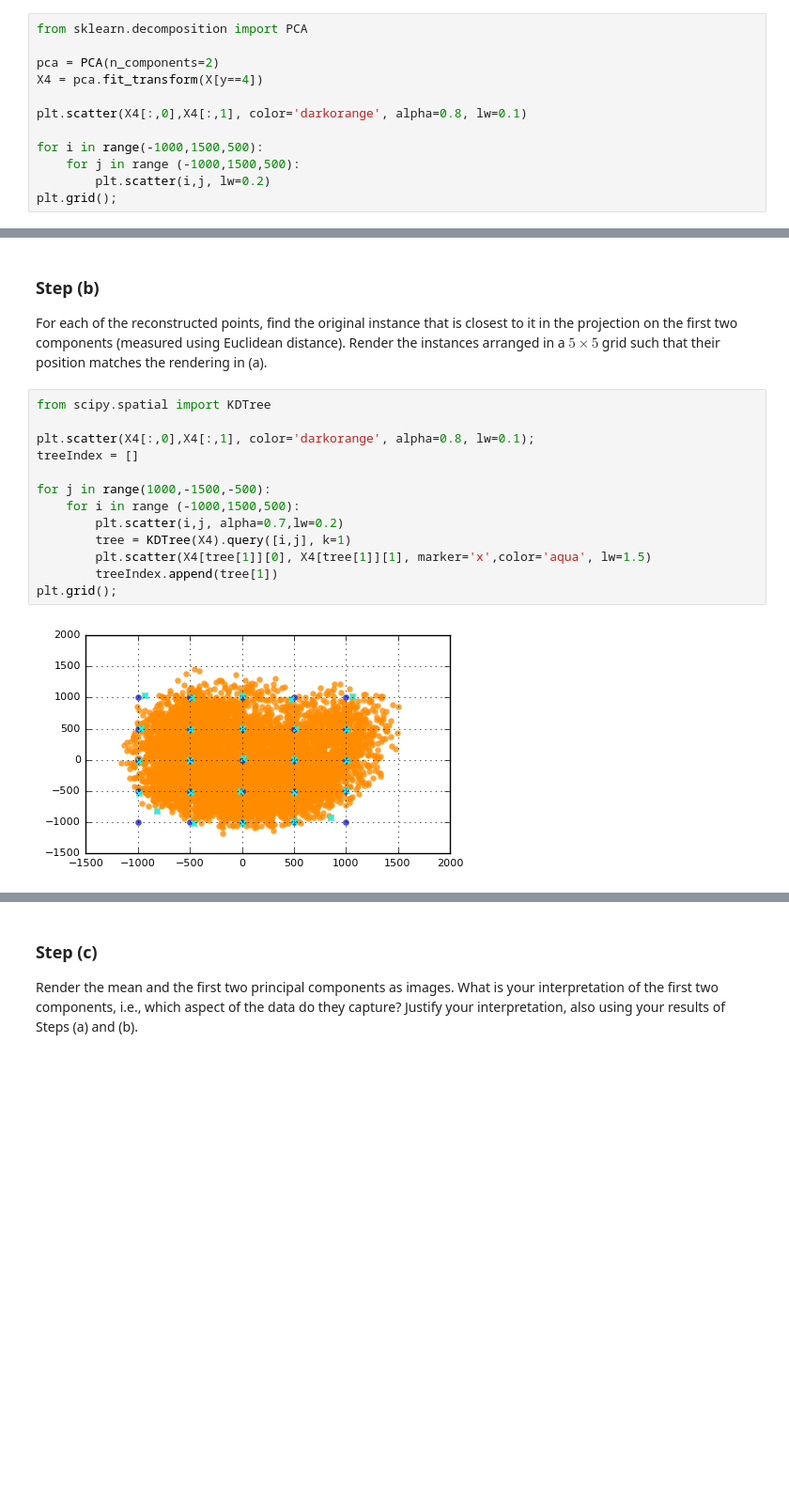
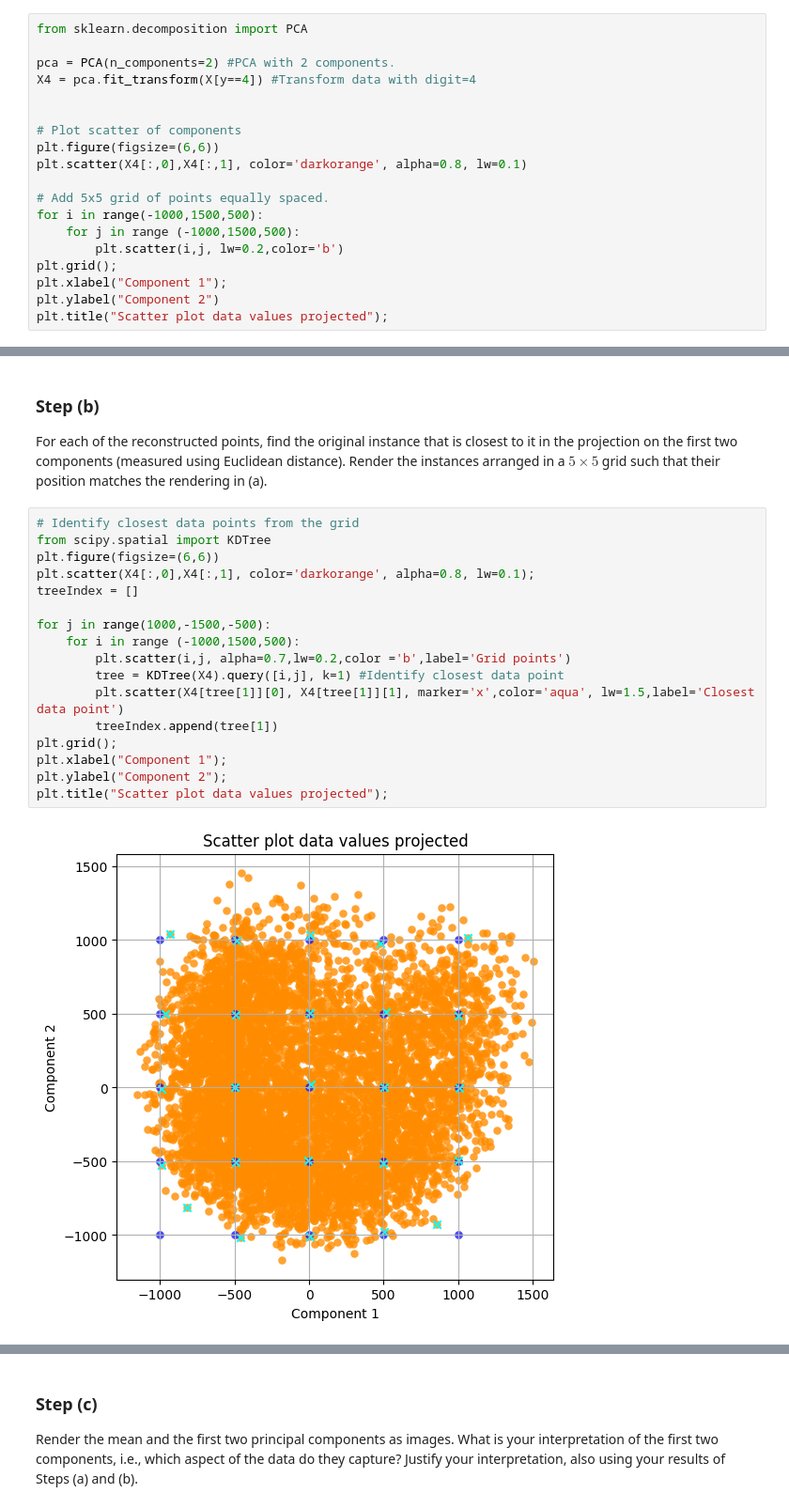
Before and after one commit to LuisArmandoPerez/Assignment_3FDM, a Jupyter notebook: Assignment 3.ipynb, the cells around one changed output, grey strips where cells are left out. Shown at 94% size. Cells and saved outputs as stored; diff of their text form; blank space fills up the shorter version.

```diff
--- a/Assignment 3.ipynb
+++ b/Assignment 3.ipynb
@@ -270,13 +238,20 @@ plt.show()
 # %%
 from sklearn.decomposition import PCA
 
-pca = PCA(n_components=2)
-X4 = pca.fit_transform(X[y==4])
+pca = PCA(n_components=2) #PCA with 2 components.
+X4 = pca.fit_transform(X[y==4]) #Transform data with digit=4
 
+
+# Plot scatter of components
+plt.figure(figsize=(6,6))
 plt.scatter(X4[:,0],X4[:,1], color='darkorange', alpha=0.8, lw=0.1)
 
+# Add 5x5 grid of points equally spaced.
 for i in range(-1000,1500,500):
     for j in range (-1000,1500,500):
-        plt.scatter(i,j, lw=0.2)
+        plt.scatter(i,j, lw=0.2,color='b')
 plt.grid();
+plt.xlabel("Component 1");
+plt.ylabel("Component 2")
+plt.title("Scatter plot data values projected");
 # %% [output]
@@ -299,17 +284,21 @@ plt.show()
 ### Step (b)
 For each of the reconstructed points, find the original instance that is closest to it in the projection on the first two components (measured using Euclidean distance). Render the instances arranged in a $5 \times 5$ grid such that their position matches the rendering in (a).
 # %%
+# Identify closest data points from the grid
 from scipy.spatial import KDTree
-
+plt.figure(figsize=(6,6))
 plt.scatter(X4[:,0],X4[:,1], color='darkorange', alpha=0.8, lw=0.1);
 treeIndex = []
 
 for j in range(1000,-1500,-500):
     for i in range (-1000,1500,500):
-        plt.scatter(i,j, alpha=0.7,lw=0.2)
-        tree = KDTree(X4).query([i,j], k=1)
-        plt.scatter(X4[tree[1]][0], X4[tree[1]][1], marker='x',color='aqua', lw=1.5)
+        plt.scatter(i,j, alpha=0.7,lw=0.2,color ='b',label='Grid points')
+        tree = KDTree(X4).query([i,j], k=1) #Identify closest data point
+        plt.scatter(X4[tree[1]][0], X4[tree[1]][1], marker='x',color='aqua', lw=1.5,label='Closest data point')
         treeIndex.append(tree[1])
 plt.grid();
+plt.xlabel("Component 1");
+plt.ylabel("Component 2");
+plt.title("Scatter plot data values projected");
 # %% [output]
-[figure, old version]
+[figure, new version]
```
Also changed, not shown: parts of 14 cells of this notebook.
